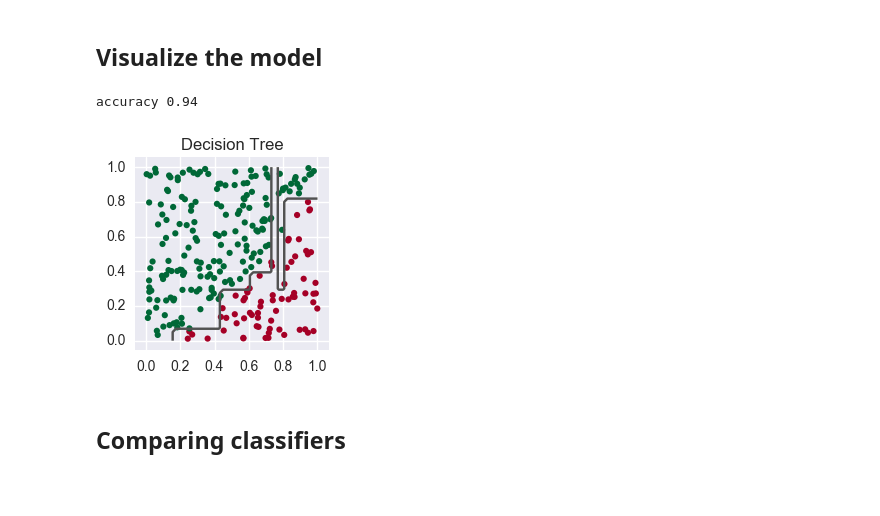
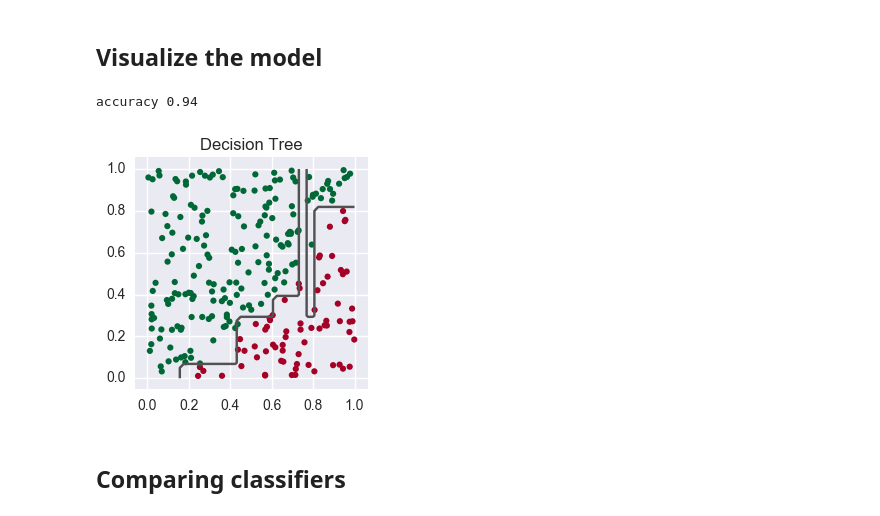
Before and after one commit to bburns/Exploring-Machine-Learning, a Jupyter notebook: Classification/Classification.ipynb, the cells around one changed output. Cells and saved outputs as stored; diff of their text form; code cells hidden in the pictures; blank space fills up the shorter version.

```diff
--- a/Classification/Classification.ipynb
+++ b/Classification/Classification.ipynb
@@ -23,8 +25,6 @@ import time
 # %%
 seed = 0
 np.random.seed(seed)
-
-mpl.rcParams['figure.figsize'] = (2.5,2.5) # default figure size, in inches
 colormap = mpl.cm.get_cmap('RdYlGn') # default colormap for plots
 # %% [markdown]
 ## Get data
@@ -46,11 +46,16 @@ fxmax = 1.0
 fymin = 0.0
 fymax = 1.0
 # %%
-# take random sample of points in domain and assign labels (0 or 1)
+# define a sampling function
 
-nsamples = 250
+def getSamples(nsamples):
+    "get random sample of points in domain and assign labels (0 or 1)"
+    xs = np.random.rand(nsamples) * (fxmax-fxmin) + fxmin
+    ys = np.random.rand(nsamples) * (fymax-fymin) + fymin
 
-xs = np.random.rand(nsamples) * (fxmax-fxmin) + fxmin
-ys = np.random.rand(nsamples) * (fymax-fymin) + fymin
+    labels = [flabel(x,y) for x,y in zip(xs,ys)]
 
-labels = [flabel(x,y) for x,y in zip(xs,ys)]
+    # make a pandas dataframe with x,y,label
+    data = pd.DataFrame({'x':xs,'y':ys,'label':labels})
+
+    return data
@@ -67,0 +62,4 @@ print data.head()
+# %%
+nsamples = 250
+data = getSamples(nsamples)
+print data.sample(5)
@@ -263,11 +251,12 @@ def plotDataAndModel(X, y, clf=None, title=None, xaxis='x', yaxis='y'):
         plt.title(title)
 # %%
 # plot the test points and the learned decision boundary
+plt.figure(figsize=(3,3))
 plotDataAndModel(X, y, clf_tree, 'Decision Tree')
 print 'accuracy', clf_tree.score(X_test, y_test)
 # %% [output]
 accuracy 0.94
-[figure, old version]
+[figure, new version]
 # %%
 # note how jagged the border is - decision trees can overfit to the training data,
 # causing them to not generalize well to the test data or to real world data.
```
Also changed, not shown: parts of 23 cells of this notebook.
